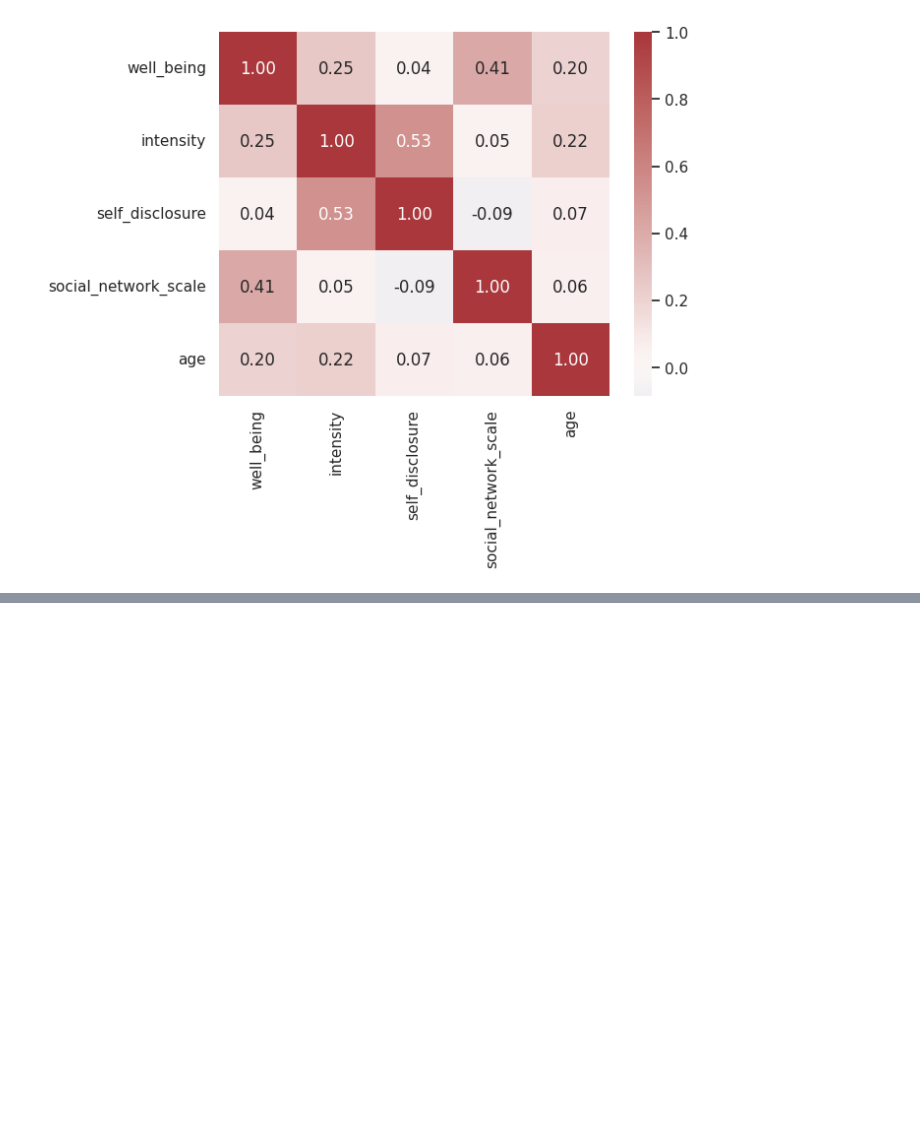
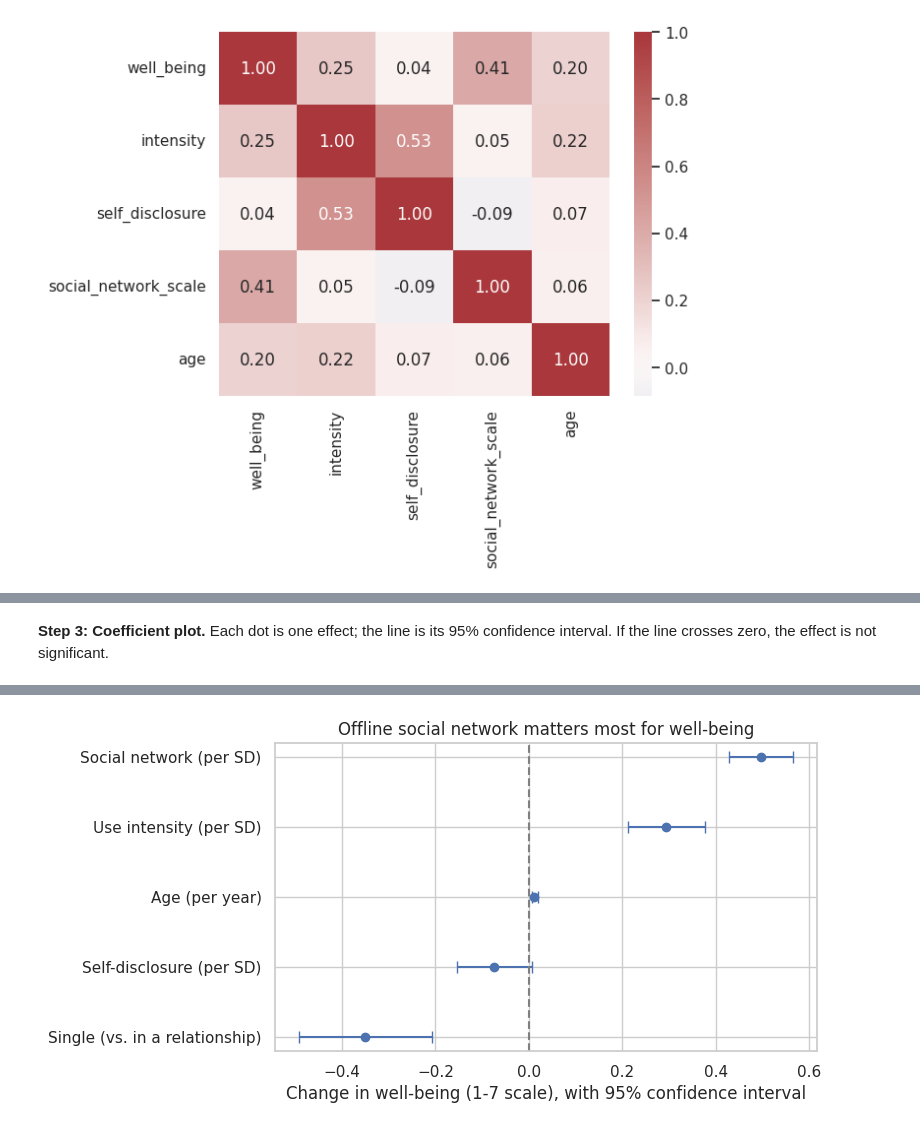
Before and after one commit to xMrTuffnut/ai-companion-wellbeing, a Jupyter notebook: notebooks/04_rq3_disclosure_network.ipynb, the cells around one changed output, grey strips where cells are left out. Cells and saved outputs as stored; diff of their text form; code cells hidden in the pictures; blank space fills up the shorter version.

```diff
--- a/notebooks/04_rq3_disclosure_network.ipynb
+++ b/notebooks/04_rq3_disclosure_network.ipynb
@@ -41,0 +49,10 @@ save_fig("rq3_corr_heatmap.png")
+# %%
+model = smf.ols("well_being ~ self_disclosure + social_network_scale + intensity + age + single",
+                data=df).fit()
+print(f"R² = {model.rsquared:.3f}, n = {int(model.nobs)}")
+
+results = pd.DataFrame({"coef": model.params,
+                        "ci_low": model.conf_int()[0],
+                        "ci_high": model.conf_int()[1],
+                        "p": model.pvalues}).round(3)
+results
@@ -41,0 +68,18 @@ save_fig("rq3_corr_heatmap.png")
+# %% [markdown]
+**Step 3: Coefficient plot.** Each dot is one effect; the line is its 95% confidence interval. If the line crosses zero, the effect is not significant.
+# %%
+coefs = results.drop("Intercept").copy()
+coefs.index = ["Self-disclosure (per SD)", "Social network (per SD)",
+               "Use intensity (per SD)", "Age (per year)", "Single (vs. in a relationship)"]
+coefs = coefs.sort_values("coef")
+
+plt.figure(figsize=(7, 4))
+plt.errorbar(coefs["coef"], coefs.index,
+             xerr=[coefs["coef"] - coefs["ci_low"], coefs["ci_high"] - coefs["coef"]],
+             fmt="o", capsize=4)
+plt.axvline(0, color="grey", linestyle="--")
+plt.xlabel("Change in well-being (1-7 scale), with 95% confidence interval")
+plt.title("Offline social network matters most for well-being")
+save_fig("rq3_coefficients.png")
+plt.show()
+# %% [output]
@@ -41,0 +88 @@ save_fig("rq3_corr_heatmap.png")
+[figure, added]
```
Also changed, not shown: parts of 10 cells of this notebook.
